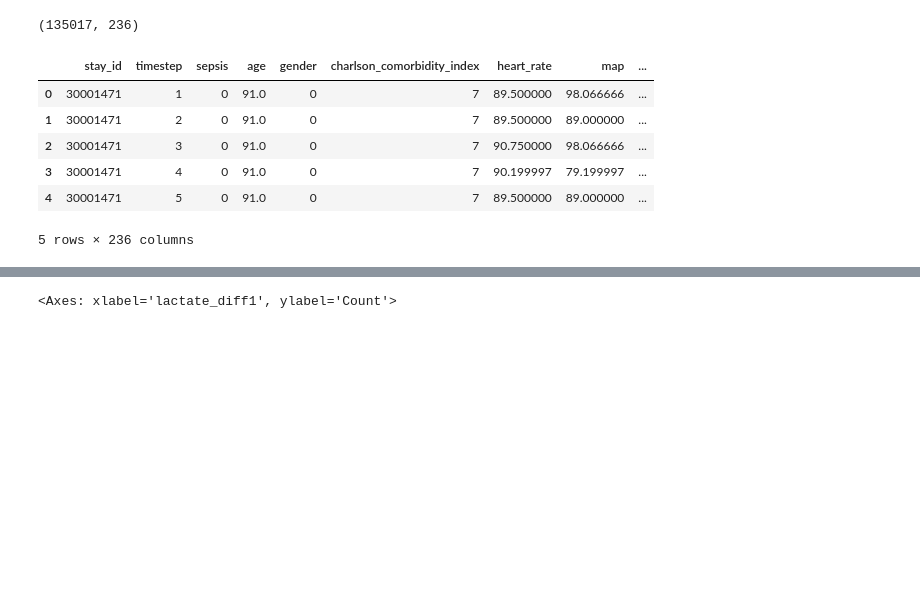
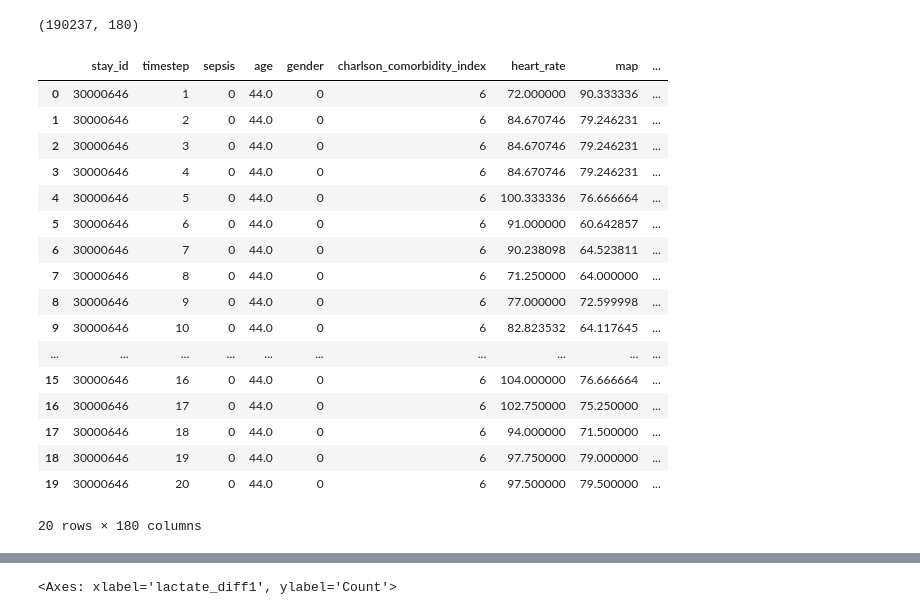
Before and after one commit to joffrayh/sepsis-predictor, a Jupyter notebook: src/demo_ui/temp.ipynb, the cells around one changed output, grey strips where cells are left out. Cells and saved outputs as stored; diff of their text form; code cells hidden in the pictures; blank space fills up the shorter version.

```diff
--- a/src/demo_ui/temp.ipynb
+++ b/src/demo_ui/temp.ipynb
@@ -1,15 +1,26 @@
 # %%
 import pandas as pd
 # %%
-data = pd.read_parquet("test_set.parquet")
+data = pd.read_parquet("test_set_new2.parquet")
 print(data.shape)
-data.head()
+data.head(20)
 # %% [output]
-(135017, 236)
+(190237, 180)
 |  | stay_id | timestep | sepsis | age | gender | charlson_comorbidity_index | heart_rate | map | ... |
-| 0 | 30001471 | 1 | 0 | 91.0 | 0 | 7 | 89.500000 | 98.066666 | ... |
-| 1 | 30001471 | 2 | 0 | 91.0 | 0 | 7 | 89.500000 | 89.000000 | ... |
-| 2 | 30001471 | 3 | 0 | 91.0 | 0 | 7 | 90.750000 | 98.066666 | ... |
-| 3 | 30001471 | 4 | 0 | 91.0 | 0 | 7 | 90.199997 | 79.199997 | ... |
-| 4 | 30001471 | 5 | 0 | 91.0 | 0 | 7 | 89.500000 | 89.000000 | ... |
+| 0 | 30000646 | 1 | 0 | 44.0 | 0 | 6 | 72.000000 | 90.333336 | ... |
+| 1 | 30000646 | 2 | 0 | 44.0 | 0 | 6 | 84.670746 | 79.246231 | ... |
+| 2 | 30000646 | 3 | 0 | 44.0 | 0 | 6 | 84.670746 | 79.246231 | ... |
+| 3 | 30000646 | 4 | 0 | 44.0 | 0 | 6 | 84.670746 | 79.246231 | ... |
+| 4 | 30000646 | 5 | 0 | 44.0 | 0 | 6 | 100.333336 | 76.666664 | ... |
+| 5 | 30000646 | 6 | 0 | 44.0 | 0 | 6 | 91.000000 | 60.642857 | ... |
+| 6 | 30000646 | 7 | 0 | 44.0 | 0 | 6 | 90.238098 | 64.523811 | ... |
+| 7 | 30000646 | 8 | 0 | 44.0 | 0 | 6 | 71.250000 | 64.000000 | ... |
+| 8 | 30000646 | 9 | 0 | 44.0 | 0 | 6 | 77.000000 | 72.599998 | ... |
+| 9 | 30000646 | 10 | 0 | 44.0 | 0 | 6 | 82.823532 | 64.117645 | ... |
+| ... | ... | ... | ... | ... | ... | ... | ... | ... | ... |
+| 15 | 30000646 | 16 | 0 | 44.0 | 0 | 6 | 104.000000 | 76.666664 | ... |
+| 16 | 30000646 | 17 | 0 | 44.0 | 0 | 6 | 102.750000 | 75.250000 | ... |
+| 17 | 30000646 | 18 | 0 | 44.0 | 0 | 6 | 94.000000 | 71.500000 | ... |
+| 18 | 30000646 | 19 | 0 | 44.0 | 0 | 6 | 97.750000 | 79.000000 | ... |
+| 19 | 30000646 | 20 | 0 | 44.0 | 0 | 6 | 97.500000 | 79.500000 | ... |
-5 rows × 236 columns
+20 rows × 180 columns
```
Also changed, not shown: parts of 2 cells of this notebook, 2 other files.
